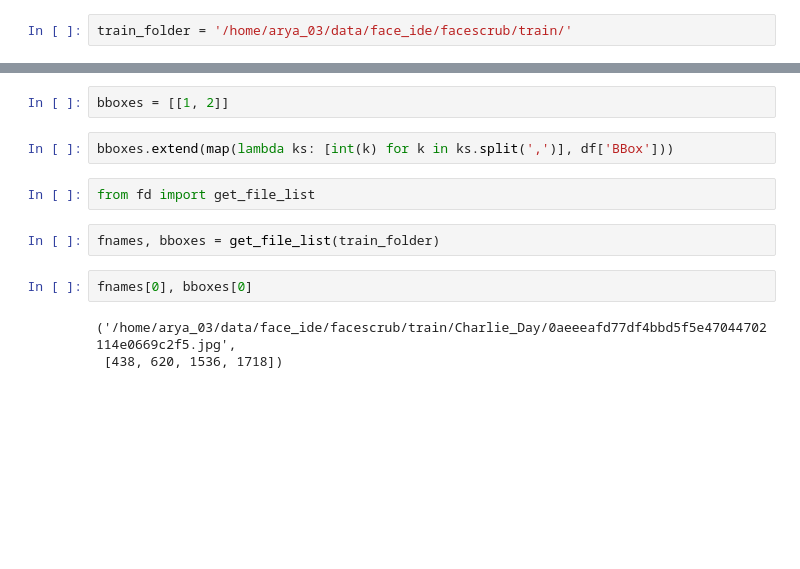
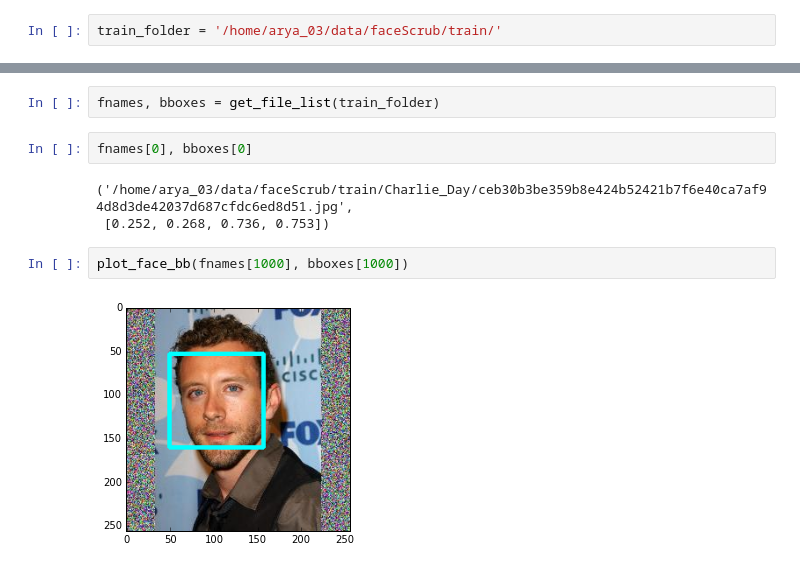
Before and after one commit to chintak/face_detection, a Jupyter notebook: face_detect.ipynb, the cells around one changed output, grey strips where cells are left out. Saved outputs shown, nothing was run; the diff lists cells and outputs as text; blank space fills up the shorter version.

Commit message:
Read the list of files and bbs

```diff
--- a/face_detect.ipynb
+++ b/face_detect.ipynb
@@ -15,2 +20,2 @@ import matplotlib.pyplot as plt
 # %%
-train_folder = '/home/arya_03/data/face_ide/facescrub/train/'
+train_folder = '/home/arya_03/data/faceScrub/train/'
@@ -21,13 +22,11 @@ df = read_csv(os.path.join(train_folder, names[0], '_bboxes.txt'), sep=' ', name
-# %%
-bboxes = [[1, 2]]
-# %%
-bboxes.extend(map(lambda ks: [int(k) for k in ks.split(',')], df['BBox']))
-# %%
-from fd import get_file_list
 # %%
 fnames, bboxes = get_file_list(train_folder)
 # %%
 fnames[0], bboxes[0]
 # %% [output]
-('/home/arya_03/data/face_ide/facescrub/train/Charlie_Day/0aeeeafd77df4bbd5f5e47044702114e0669c2f5.jpg',
- [438, 620, 1536, 1718])
+('/home/arya_03/data/faceScrub/train/Charlie_Day/ceb30b3be359b8e424b52421b7f6e40ca7af94d8d3de42037d687cfdc6ed8d51.jpg',
+ [0.252, 0.268, 0.736, 0.753])
+# %%
+plot_face_bb(fnames[1000], bboxes[1000])
+# %% [output]
+[figure, added]
```
Also changed, not shown: parts of 6 cells of this notebook, 3 other files.
